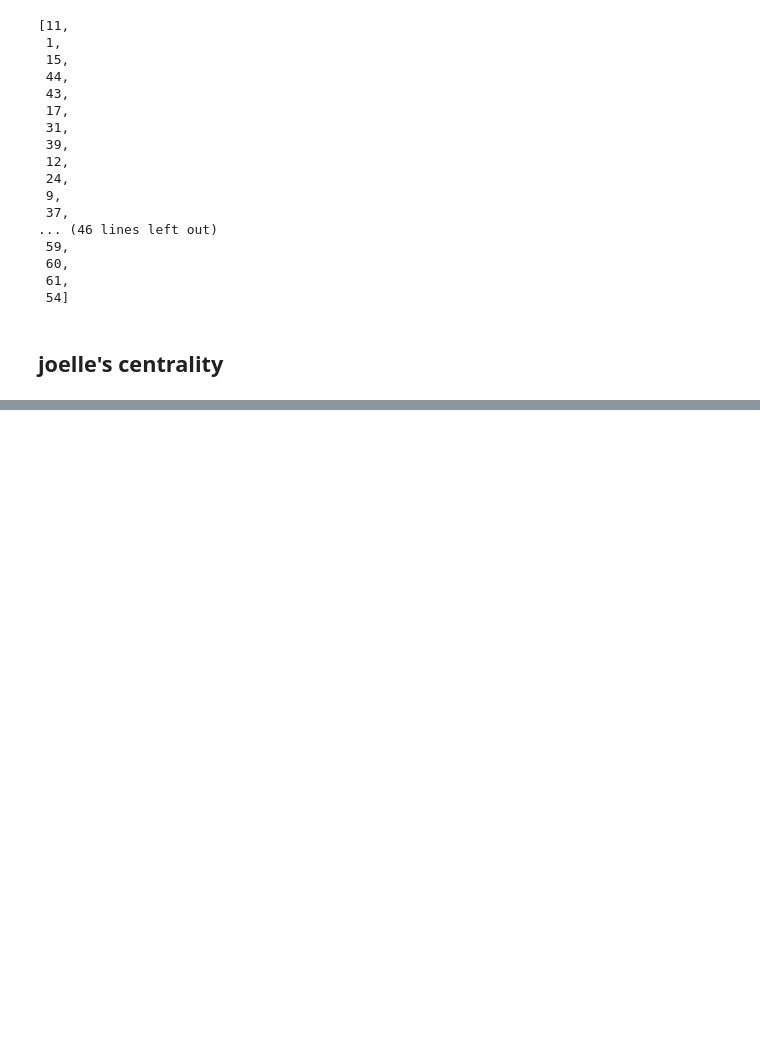
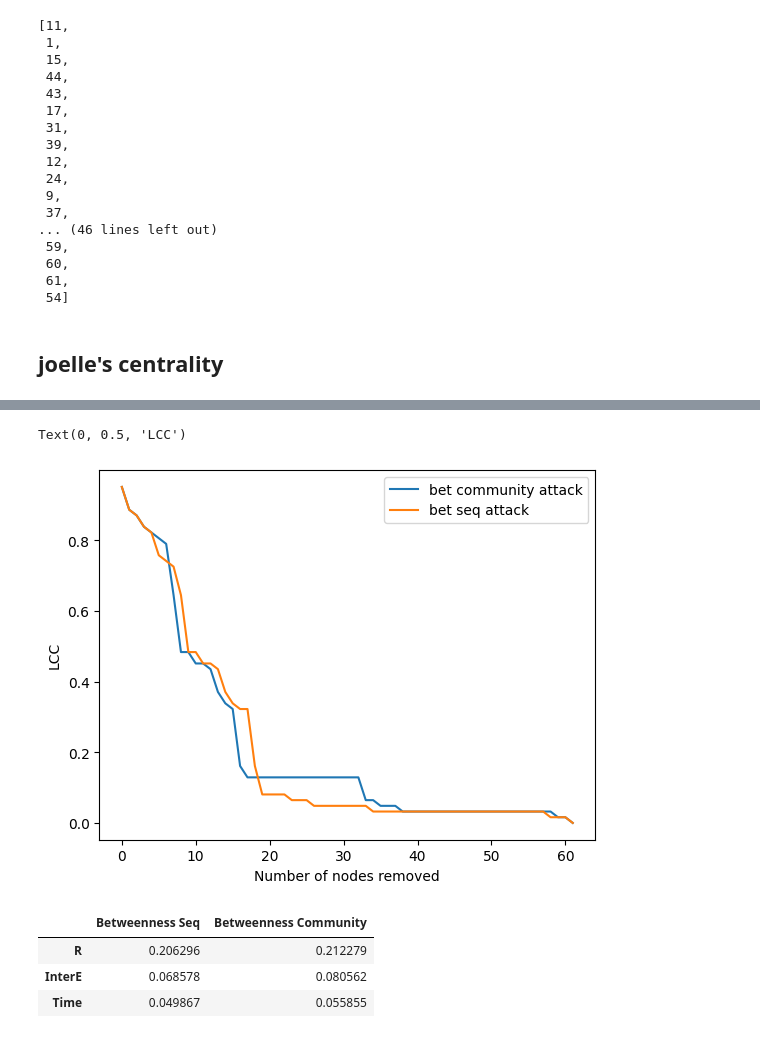
Before and after one commit to raysas/network-disintegration-attacks, a Jupyter notebook: code/test.ipynb, the cells around one changed output, grey strips where cells are left out. Saved outputs shown, nothing was run; the diff lists cells and outputs as text; code cells hidden in the pictures; blank space fills up the shorter version.

```diff
--- a/code/test.ipynb
+++ b/code/test.ipynb
@@ -542,0 +705,37 @@ plt.legend()
+# %%
+com_bet_bet_attack = community_attack(G, nx.betweenness_centrality, nx.betweenness_centrality)
+bet_seq_attack = seq_attack(G, nx.betweenness_centrality)
+
+plt.plot(list(com_bet_bet_attack[0].keys()), list(com_bet_bet_attack[0].values()), label='bet community attack')
+plt.plot(list(bet_seq_attack[0].keys()), list(bet_seq_attack[0].values()), label='bet seq attack')
+plt.legend()
+plt.xlabel('Number of nodes removed')
+plt.ylabel('LCC')
+# %% [output]
+Text(0, 0.5, 'LCC')
+[figure, added]
+# %%
+bet_time = bet_seq_attack[5]
+com_bet_time = com_bet_bet_attack[5]
+
+bet_R= bet_seq_attack[3]
+com_bet_R = com_bet_bet_attack[3]
+
+bet_InterE = bet_seq_attack[4]
+com_bet_InterE = com_bet_bet_attack[4]
+
+# Create a DataFrame
+df = pd.DataFrame({
+    'Betweenness Seq': [bet_R, bet_InterE, bet_time],
+    'Betweenness Community': [com_bet_R, com_bet_InterE, com_bet_time]
+})
+
+# Set the index to the desired row labels
+df.index = ["R", "InterE", "Time"]
+
+df
+# %% [output]
+|  | Betweenness Seq | Betweenness Community |
+| R | 0.206296 | 0.212279 |
+| InterE | 0.068578 | 0.080562 |
+| Time | 0.049867 | 0.055855 |
```
Also changed, not shown: parts of 8 cells of this notebook, 2 other files.
